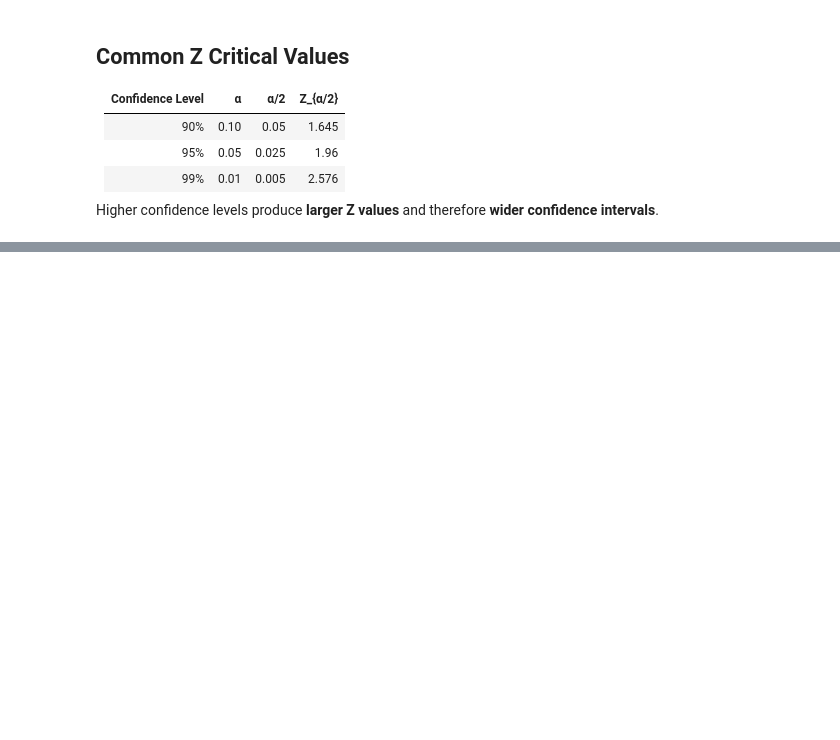
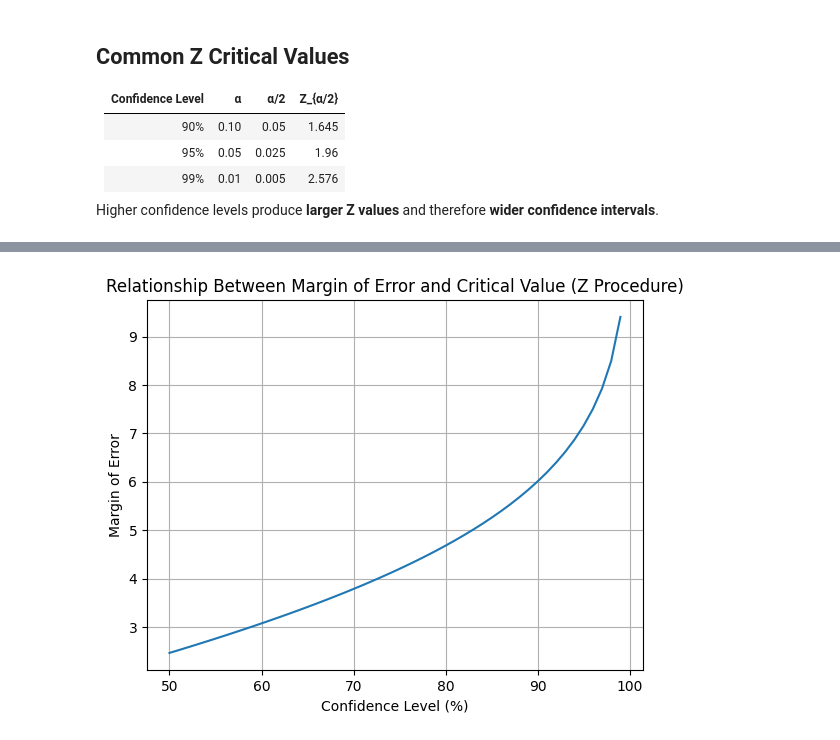
Before and after one commit to mapurva/CodeWorkspace, a Jupyter notebook: Confidence_Intervals.ipynb, the cells around one changed output, grey strips where cells are left out. Saved outputs shown, nothing was run; the diff lists cells and outputs as text; code cells hidden in the pictures; blank space fills up the shorter version.

```diff
--- a/Confidence_Intervals.ipynb
+++ b/Confidence_Intervals.ipynb
@@ -954,0 +1288,27 @@ Higher confidence levels produce **larger Z values** and therefore **wider confi
+# %%
+import numpy as np
+import scipy.stats as stats
+import matplotlib.pyplot as plt
+
+# Set parameters
+sample_size = 30
+population_std_dev = 20
+
+# Generate an array of confidence levels from 50% to 99%
+confidence_levels = np.arange(50, 100)
+
+# Calculate the critical values (Z-scores) for each confidence level
+critical_values = stats.norm.ppf((1 + confidence_levels / 100) / 2)
+
+# Calculate the margin of error for each critical value
+margin_of_errors = critical_values * (population_std_dev / np.sqrt(sample_size))
+
+# Plot the relationship
+plt.plot(confidence_levels, margin_of_errors)
+plt.xlabel("Confidence Level (%)")
+plt.ylabel("Margin of Error")
+plt.title("Relationship Between Margin of Error and Critical Value (Z Procedure)")
+plt.grid(True)
+plt.show()
+# %% [output]
+[figure, added]
```
Also changed, not shown: parts of 6 cells of this notebook.
